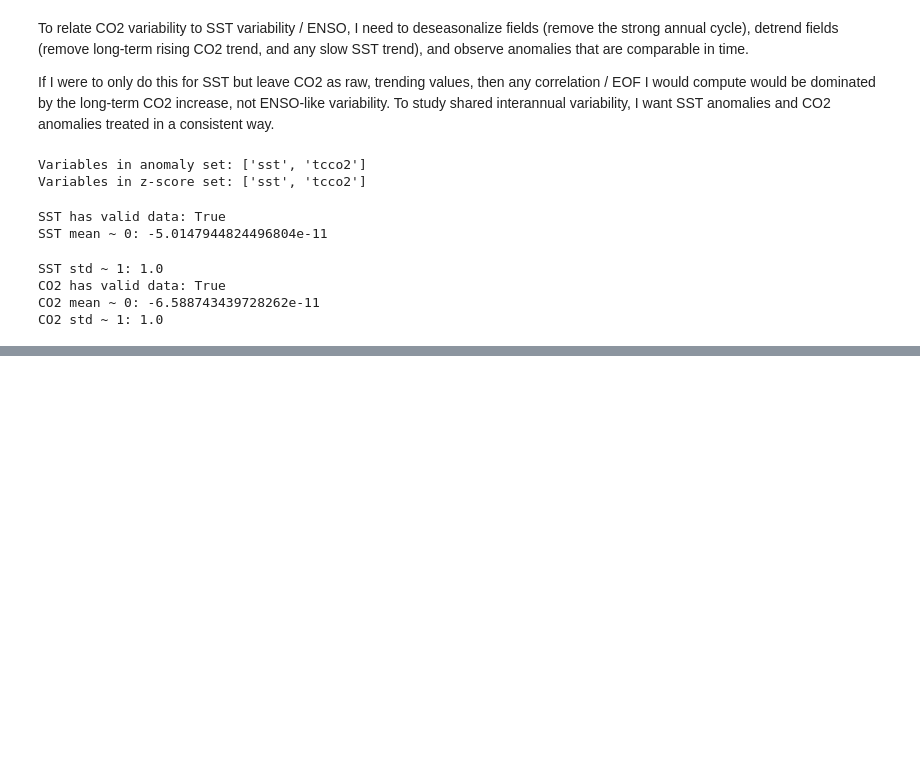
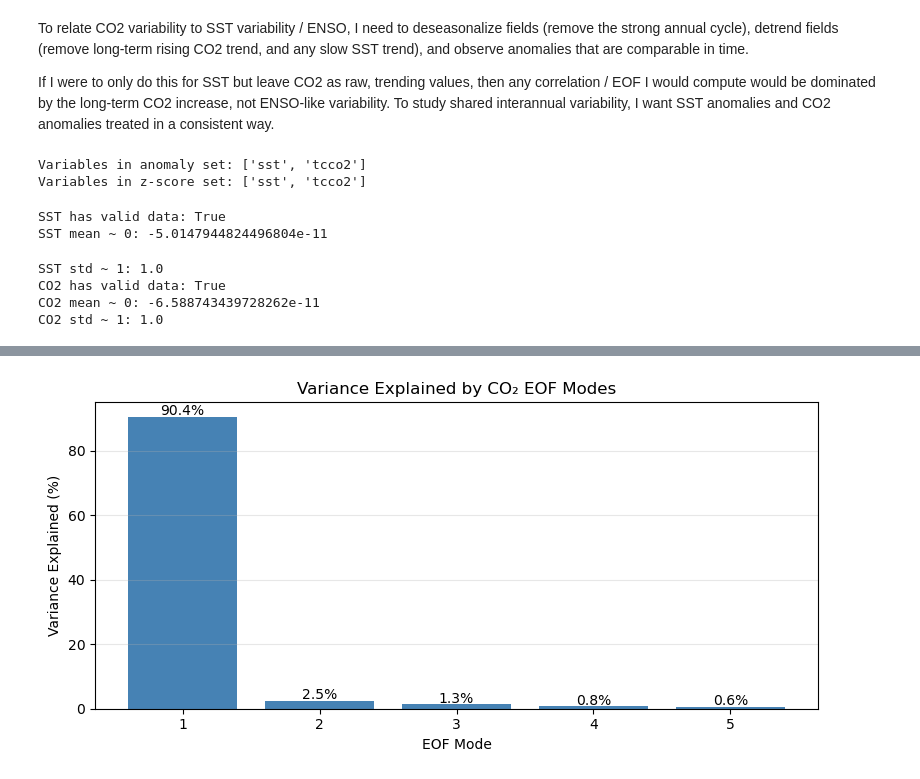
Before and after one commit to sciencekitty66/ATMS-523-Final-Project, a Jupyter notebook: FinalProject-Chatham.ipynb, the cells around one changed output, grey strips where cells are left out. Saved outputs shown, nothing was run; the diff lists cells and outputs as text; code cells hidden in the pictures; blank space fills up the shorter version.

```diff
--- a/FinalProject-Chatham.ipynb
+++ b/FinalProject-Chatham.ipynb
@@ -398,0 +428,20 @@ plt.show()
+# %%
+# variance explained bar chart
+var_pct = co2_var.values * 100
+
+plt.figure(figsize=(8,4))
+plt.bar(range(1, len(var_pct)+1), var_pct, color='steelblue')
+
+plt.xlabel("EOF Mode")
+plt.ylabel("Variance Explained (%)")
+plt.title("Variance Explained by CO₂ EOF Modes")
+plt.xticks(range(1, len(var_pct)+1))
+plt.grid(axis='y', alpha=0.3)
+
+for i, v in enumerate(var_pct):
+    plt.text(i+1, v + 0.5, f"{v:.1f}%", ha='center', fontsize=10)
+
+plt.tight_layout()
+plt.show()
+# %% [output]
+[figure, added]
```
Also changed, not shown: parts of 28 cells of this notebook.
